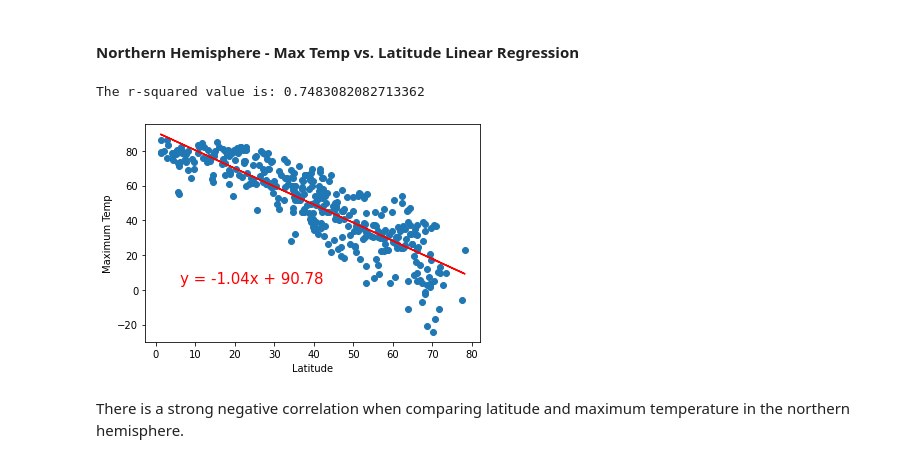
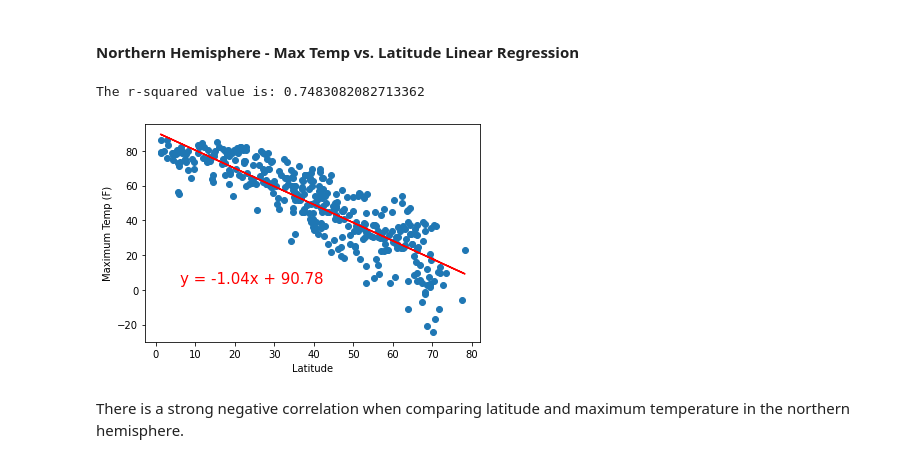
Before and after one commit to sumitz1207/Python-API-challenge-06, a Jupyter notebook: WeatherPy/WeatherPy.ipynb, the cells around one changed output. Saved outputs shown, nothing was run; the diff lists cells and outputs as text; code cells hidden in the pictures.

Commit message:
changed labels to graphs

```diff
--- a/WeatherPy/WeatherPy.ipynb
+++ b/WeatherPy/WeatherPy.ipynb
@@ -256,19 +262,19 @@ plt.show()
 # %%
 #Linear regression for Northern hemi: Max Temperature vs latitude
 (sl, intc, rv, pv, strd) = linregress(main_data.loc[(main_data["Lat"] >= 0)]["Lat"], main_data.loc[(main_data["Lat"] >= 0)]["Max Temp"])
 plt.scatter(main_data.loc[(main_data["Lat"] >= 0)]["Lat"],main_data.loc[(main_data["Lat"] >= 0)]["Max Temp"])
 plt.plot(main_data.loc[(main_data["Lat"] >= 0)]["Lat"],main_data.loc[(main_data["Lat"] >= 0)]["Lat"] * sl + intc,"r-")
 plt.annotate("y = " + str(round(sl,2)) + "x + " + str(round(intc,2)),(6,4),fontsize=15,color="red")
 plt.xlabel('Latitude')
-plt.ylabel('Maximum Temp')
+plt.ylabel('Maximum Temp (F)')
 rsquared = rv**2
 print(f"The r-squared value is: {rsquared}")
 #Send png image to output_data
 plt.savefig("output_data/Northern_Max_Temp_Vs_Latitude_Lingress.png")
 plt.show()
 # %% [output]
 The r-squared value is: 0.7483082082713362
-[figure, old version]
+[figure, new version]
 # %% [markdown]
 There is a strong negative correlation when comparing latitude and maximum temperature in the northern hemisphere.
 # %% [markdown]
```
Also changed, not shown: parts of 3 cells of this notebook, 8 other files.
